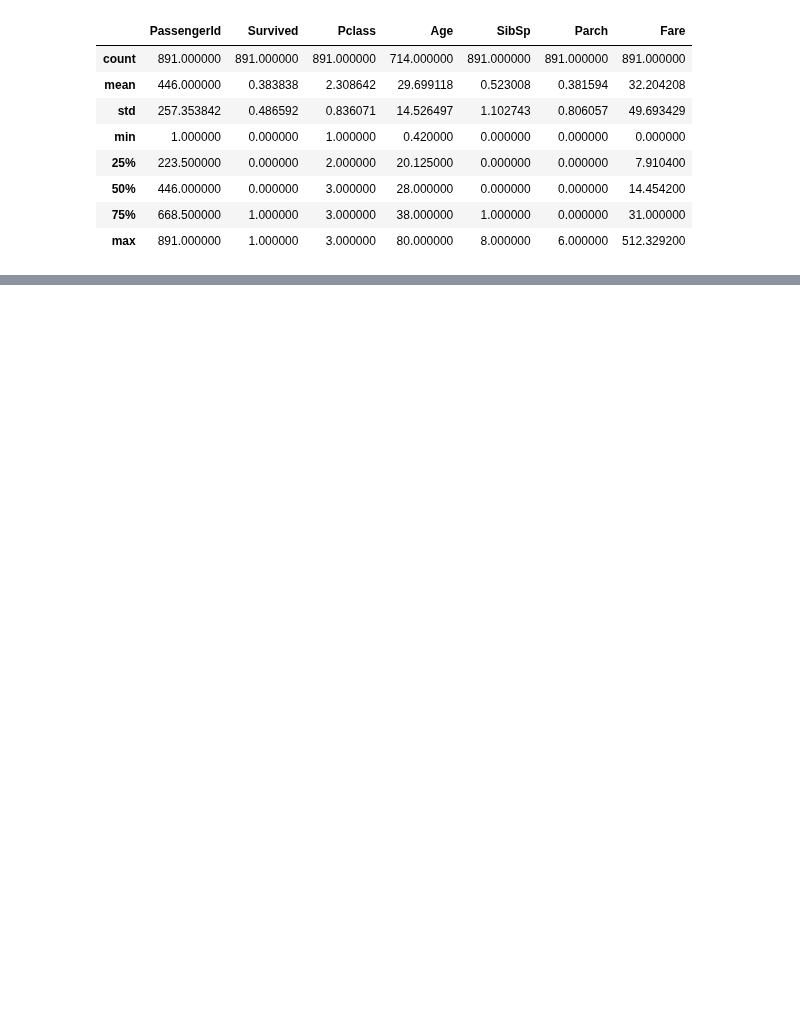
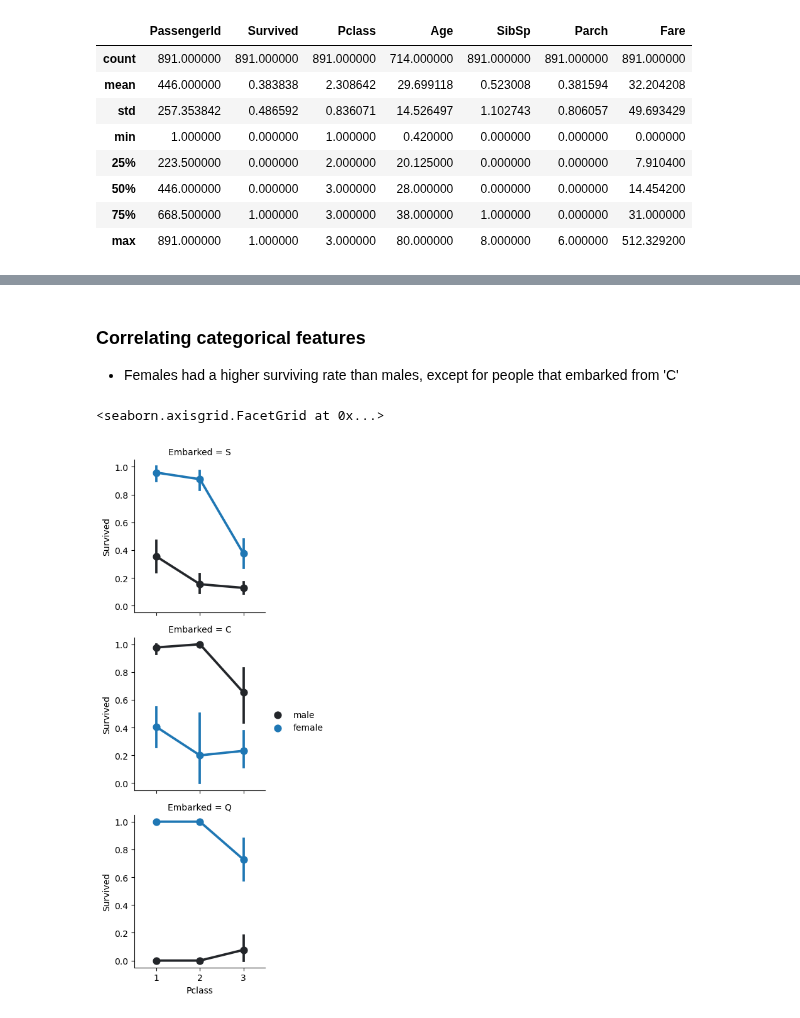
Before and after one commit to luukvanroessel/ML, a Jupyter notebook: practice/titanic_example.ipynb, the cells around one changed output, grey strips where cells are left out. Drawn from its saved outputs; the diff is of its cells as text; code cells hidden in the pictures; blank space fills up the shorter version.

```diff
--- a/practice/titanic_example.ipynb
+++ b/practice/titanic_example.ipynb
@@ -85,0 +157,11 @@ memory usage: 36.0+ KB
+# %% [markdown]
+### Correlating categorical features
+
+- Females had a higher surviving rate than males, except for people that embarked from 'C'
+# %%
+grid = sns.FacetGrid(train_df, row= "Embarked")
+grid.map(sns.pointplot, "Pclass", "Survived", "Sex")
+grid.add_legend()
+# %% [output]
+<seaborn.axisgrid.FacetGrid at 0x...>
+[figure, added]
```
Also changed, not shown: parts of 13 cells of this notebook.
